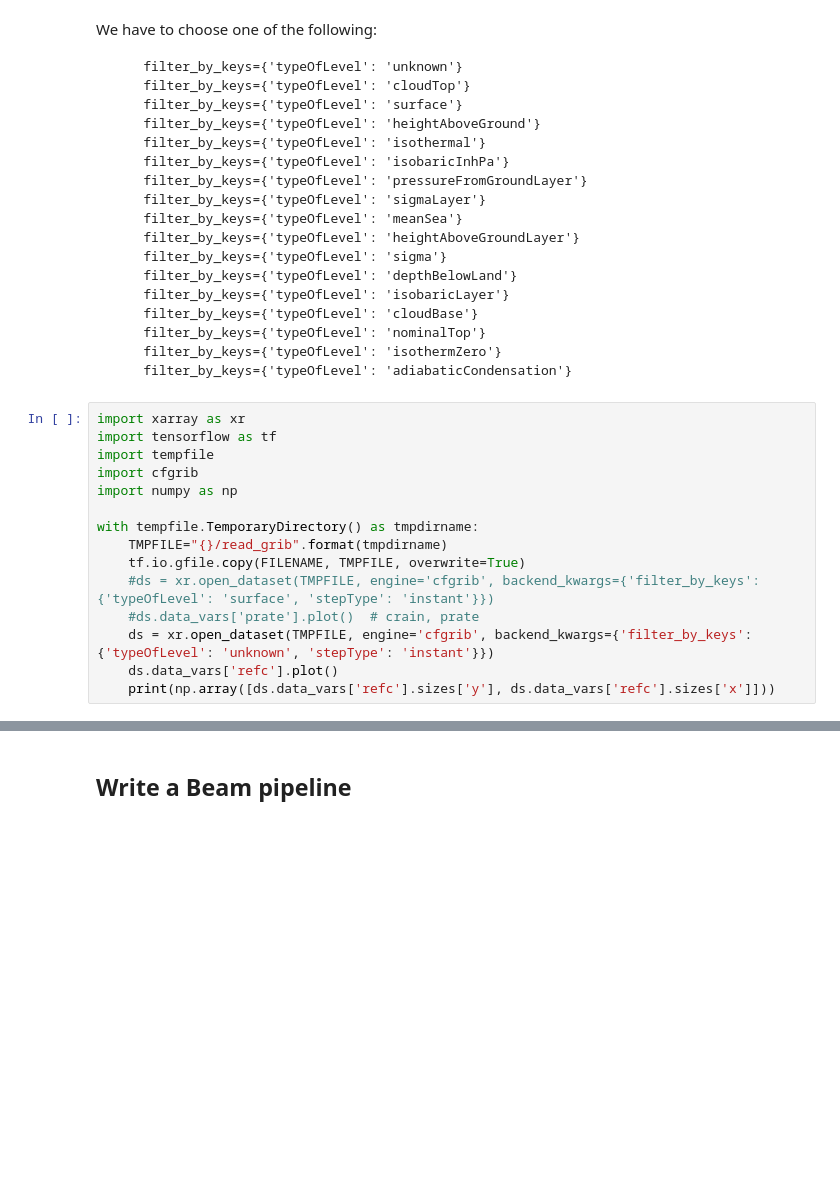
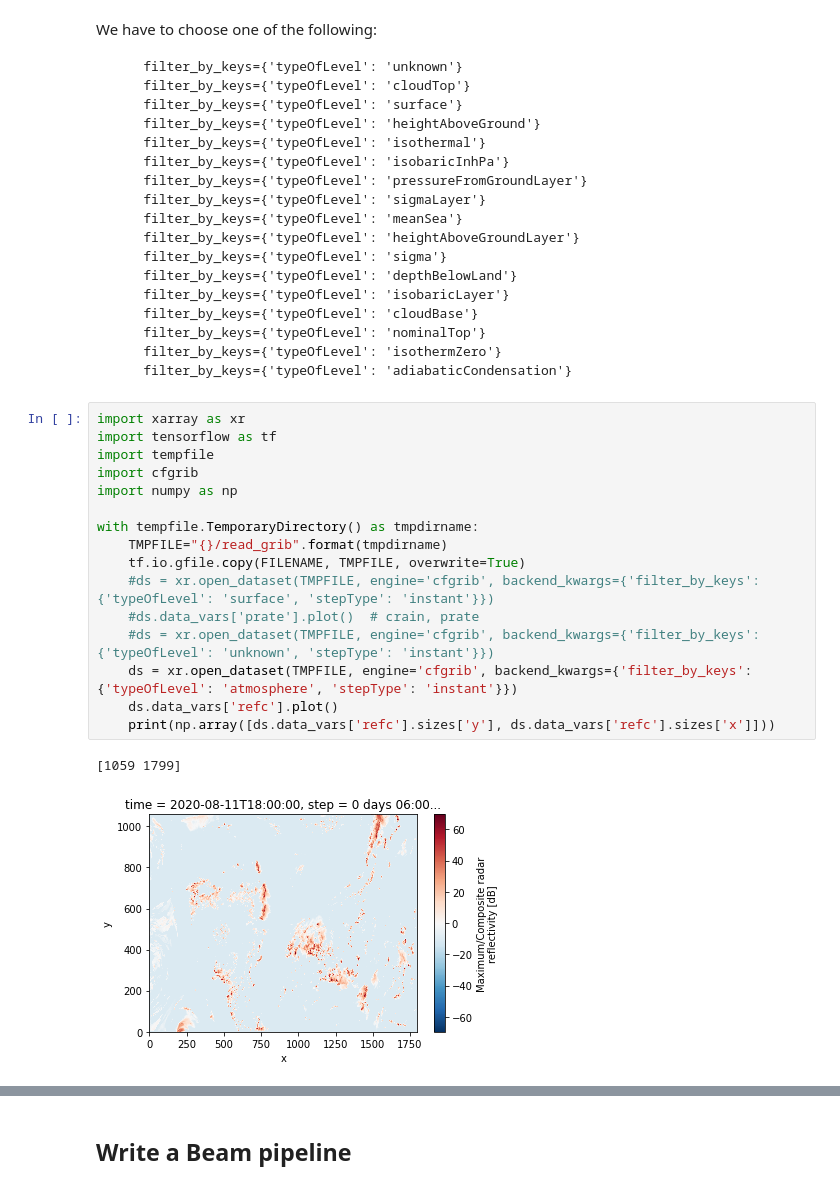
Before and after one commit to GoogleCloudPlatform/ml-design-patterns, a Jupyter notebook: 02_data_representation/weather_search/wx_embeddings.ipynb, the cells around one changed output, grey strips where cells are left out. Cells and saved outputs as stored; diff of their text form; blank space fills up the shorter version.

```diff
--- a/02_data_representation/weather_search/wx_embeddings.ipynb
+++ b/02_data_representation/weather_search/wx_embeddings.ipynb
@@ -52,18 +113,22 @@ We have to choose one of the following:
 # %%
 import xarray as xr
 import tensorflow as tf
 import tempfile
 import cfgrib
 import numpy as np
 
 with tempfile.TemporaryDirectory() as tmpdirname:
     TMPFILE="{}/read_grib".format(tmpdirname)
     tf.io.gfile.copy(FILENAME, TMPFILE, overwrite=True)
     #ds = xr.open_dataset(TMPFILE, engine='cfgrib', backend_kwargs={'filter_by_keys': {'typeOfLevel': 'surface', 'stepType': 'instant'}})
     #ds.data_vars['prate'].plot()  # crain, prate
-    ds = xr.open_dataset(TMPFILE, engine='cfgrib', backend_kwargs={'filter_by_keys': {'typeOfLevel': 'unknown', 'stepType': 'instant'}})
+    #ds = xr.open_dataset(TMPFILE, engine='cfgrib', backend_kwargs={'filter_by_keys': {'typeOfLevel': 'unknown', 'stepType': 'instant'}})
+    ds = xr.open_dataset(TMPFILE, engine='cfgrib', backend_kwargs={'filter_by_keys': {'typeOfLevel': 'atmosphere', 'stepType': 'instant'}})
     ds.data_vars['refc'].plot()
     print(np.array([ds.data_vars['refc'].sizes['y'], ds.data_vars['refc'].sizes['x']]))
+# %% [output]
+[1059 1799]
+[figure, added]
 # %%
 import numpy as np
 
```
Also changed, not shown: parts of 11 cells of this notebook.
